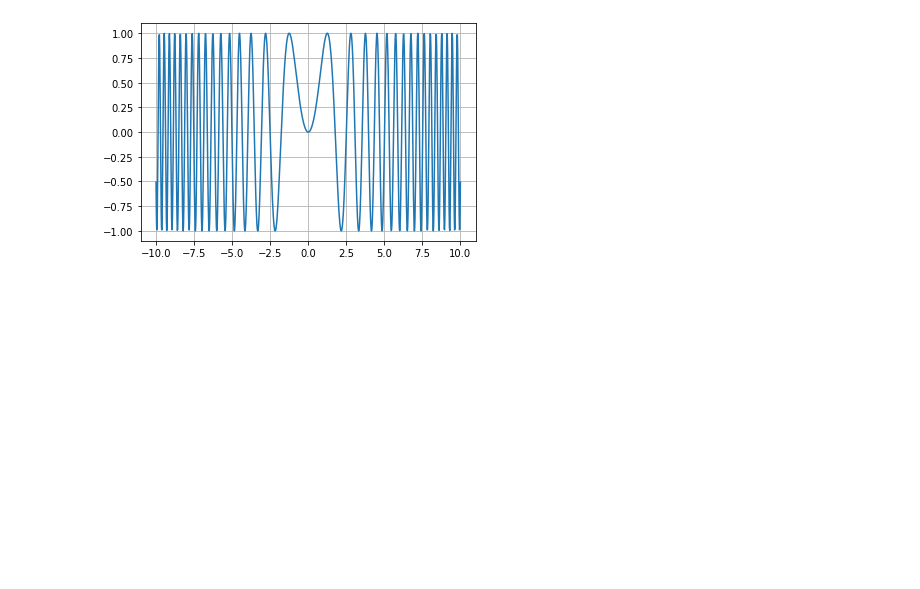
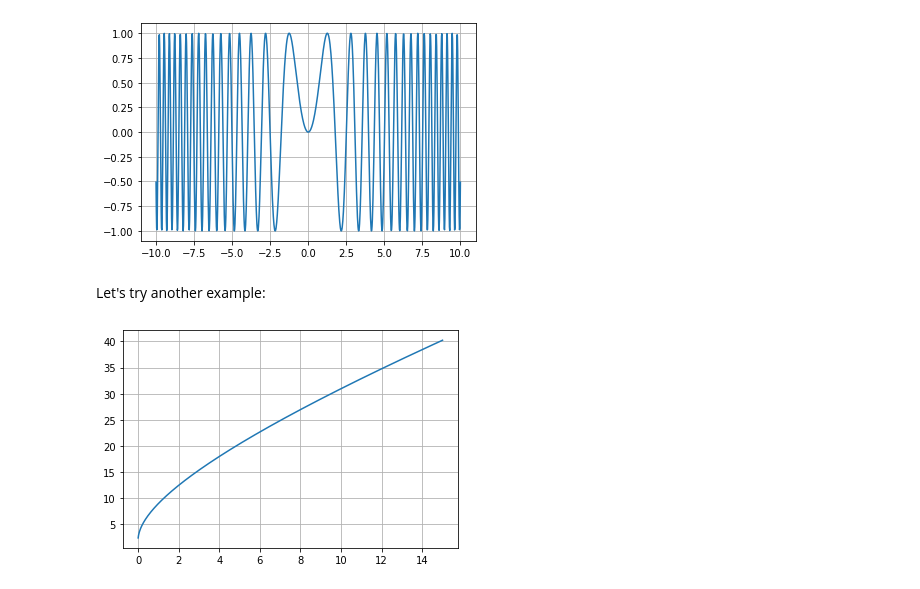
Before and after one commit to alejandrodf1/Calculus_python, a Jupyter notebook: Functions_of_functions.ipynb, the cells around one changed output. Cells and saved outputs as stored; diff of their text form; code cells hidden in the pictures; blank space fills up the shorter version.

Commit message:
I agregate another example

```diff
--- a/Functions_of_functions.ipynb
+++ b/Functions_of_functions.ipynb
@@ -19,6 +19,23 @@ plt.plot(x,f_o_g)                   #to graph the function
 plt.grid()
 # %% [output]
 [figure]
+# %% [markdown]
+Let's try another example:
+# %%
+def h(x):
+    return x**2 + 6*x + 2
+
+def alpha(x):
+    return np.sqrt(x)
+
+x = np.linspace(-5, 15, num=1000)
+
+h_o_alpha = h(alpha(x))
+
+plt.plot(x,h_o_alpha)
+plt.grid()
+# %% [output]
+[figure, added]
 # %% [markdown]
 <a style='text-decoration:none;line-height:16px;display:flex;color:#5B5B62;padding:10px;justify-content:end;' href='https://deepnote.com?utm_source=created-in-deepnote-cell&projectId=1a0f408f-8749-4a10-ad17-500a5d1752ba' target="_blank">
 <img alt='Created in deepnote.com' style='display:inline;max-height:16px;margin:0px;margin-right:7.5px;' src='embedded-picture-1' > </img>
```
